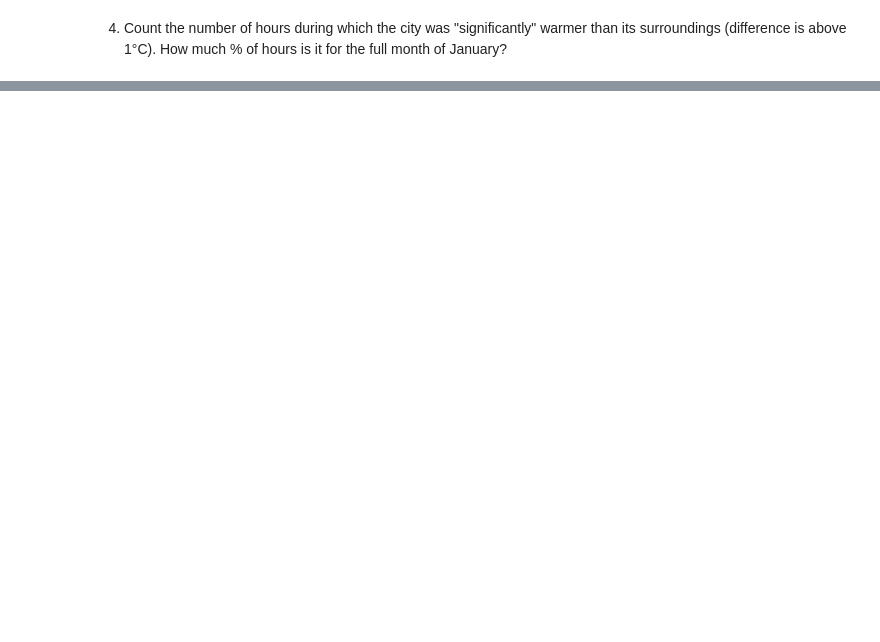
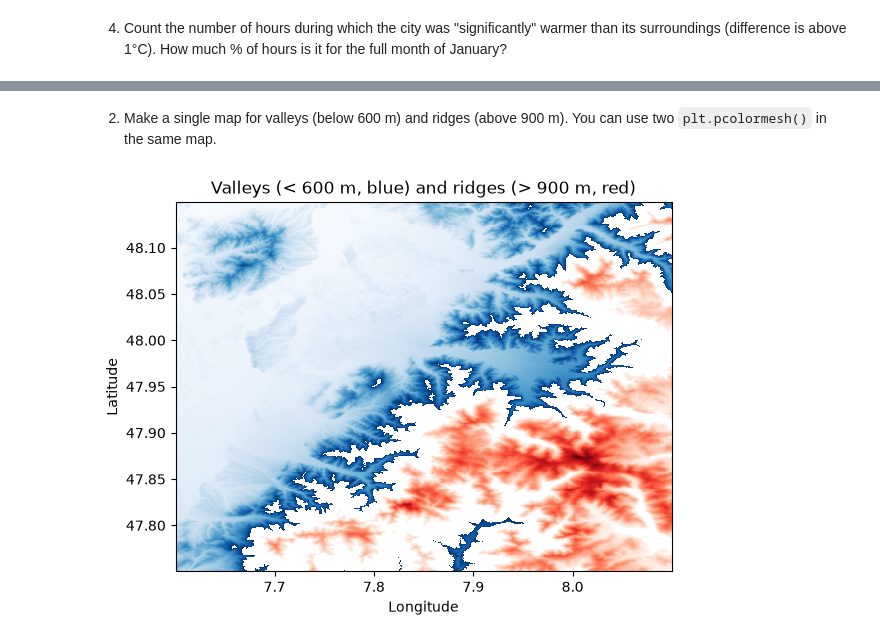
Before and after one commit to future-forests/coding-course, a Jupyter notebook: solution/05-geospatial-data.ipynb, the cells around one changed output, grey strips where cells are left out. Drawn from its saved outputs; the diff is of its cells as text; code cells hidden in the pictures; blank space fills up the shorter version.

```diff
--- a/solution/05-geospatial-data.ipynb
+++ b/solution/05-geospatial-data.ipynb
@@ -293,0 +378,17 @@ print("Share of January hours: (in %)",PctHours)
+# %% [markdown]
+2. Make a single map for valleys (below 600 m) and ridges (above 900 m). You can use two `plt.pcolormesh()` in the same map.
+# %%
+ValleyMask = ElevBox < 600
+RidgesMask = ElevBox > 900
+
+ValleyMap = ElevBox.where(ValleyMask)
+RidgesMap = ElevBox.where(RidgesMask)
+
+plt.pcolormesh(ValleyMap.lon, ValleyMap.lat, ValleyMap, cmap="Blues", shading="auto")
+plt.pcolormesh(RidgesMap.lon, RidgesMap.lat, RidgesMap, cmap="Reds", shading="auto")
+plt.title("Valleys (< 600 m, blue) and ridges (> 900 m, red)")
+plt.xlabel("Longitude")
+plt.ylabel("Latitude")
+plt.show()
+# %% [output]
+[figure, added]
```
Also changed, not shown: parts of 26 cells of this notebook, 3 other files.
